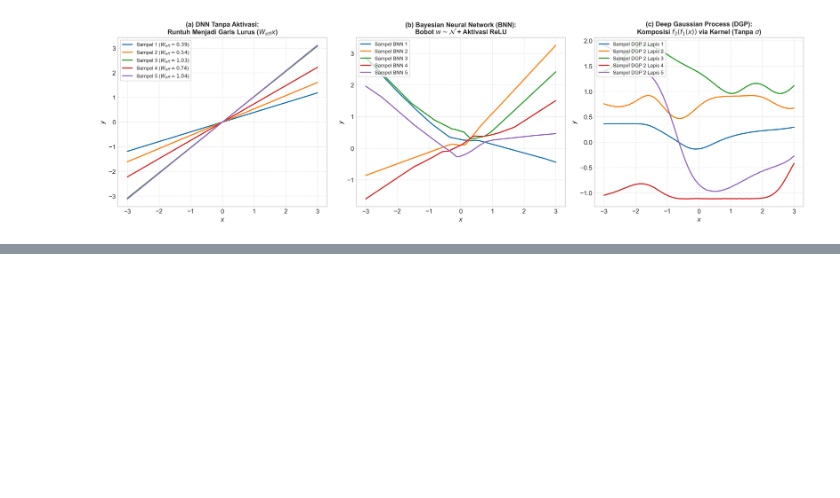
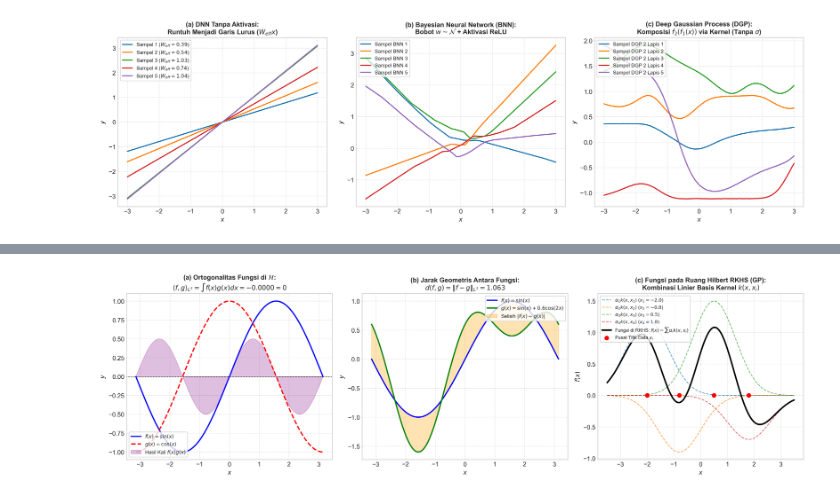
Before and after one commit to GradianW/Image-Segmentation-with-Deep-Gaussian-Process, a Jupyter notebook: 04_dokumen_ta/Dokumen bimbingan/Bimbingan 06/coret.ipynb, the cells around one changed output, grey strips where cells are left out. Cells and saved outputs as stored; diff of their text form; code cells hidden in the pictures; blank space fills up the shorter version.

Commit message:
Add Hilbert Space explanation and geometric simulation to coret.ipynb

```diff
--- a/04_dokumen_ta/Dokumen bimbingan/Bimbingan 06/coret.ipynb
+++ b/04_dokumen_ta/Dokumen bimbingan/Bimbingan 06/coret.ipynb
@@ -858,0 +994,80 @@ plt.show()
+# %%
+import numpy as np
+import matplotlib.pyplot as plt
+
+plt.style.use('seaborn-v0_8-whitegrid' if 'seaborn-v0_8-whitegrid' in plt.style.available else 'default')
+fig, axes = plt.subplots(1, 3, figsize=(16, 4.8), dpi=300)
+
+x = np.linspace(-np.pi, np.pi, 400)
+
+# =========================================================================
+# Panel 1: Konsep Ortogonalitas Fungsi di Ruang Hilbert L2[-pi, pi]
+# =========================================================================
+ax1 = axes[0]
+f1 = np.sin(x)
+f2 = np.cos(x)
+
+# Hitung inner product via integrasi numerik: <f, g> = int_{-pi}^{pi} f(x)g(x) dx
+inner_prod = np.trapezoid(f1 * f2, x)
+
+ax1.plot(x, f1, 'b-', lw=2, label=r'$f(x) = \sin(x)$')
+ax1.plot(x, f2, 'r--', lw=2, label=r'$g(x) = \cos(x)$')
+ax1.fill_between(x, f1 * f2, color='purple', alpha=0.25, label=r'Hasil Kali $f(x)g(x)$')
+ax1.axhline(0, color='black', lw=0.8, linestyle=':')
+
+ax1.set_title(f'(a) Ortogonalitas Fungsi di $\\mathcal{{H}}$:\n$\\langle f, g \\rangle_{{L^2}} = \\int f(x)g(x)dx = {inner_prod:.4f} \\approx 0$', fontweight='bold', fontsize=10.5)
+ax1.set_xlabel('$x$'); ax1.set_ylabel('$y$')
+ax1.grid(True, linestyle='--', alpha=0.5)
+ax1.legend(loc='lower left', fontsize=8, frameon=True)
+
+# =========================================================================
+# Panel 2: Konsep Jarak Antara Dua Fungsi: d(f, g) = ||f - g||_L2
+# =========================================================================
+ax2 = axes[1]
+g1 = np.sin(x)
+g2 = np.sin(x) + 0.6 * np.cos(2 * x)
+
+# Jarak Hilbert: sqrt( int (g1 - g2)^2 dx )
+selisih_kuadrat = (g1 - g2) ** 2
+dist_hilbert = np.sqrt(np.trapezoid(selisih_kuadrat, x))
+
+ax2.plot(x, g1, 'b-', lw=2, label=r'$f(x) = \sin(x)$')
+ax2.plot(x, g2, 'g-', lw=2, label=r'$g(x) = \sin(x) + 0.6\cos(2x)$')
+ax2.fill_between(x, g1, g2, color='orange', alpha=0.3, label=r'Selisih $|f(x) - g(x)|$')
+
+ax2.set_title(f'(b) Jarak Geometris Antara Fungsi:\n$d(f, g) = \\|f - g\\|_{{L^2}} = {dist_hilbert:.3f}$', fontweight='bold', fontsize=10.5)
+ax2.set_xlabel('$x$'); ax2.set_ylabel('$y$')
+ax2.grid(True, linestyle='--', alpha=0.5)
+ax2.legend(loc='upper right', fontsize=8, frameon=True)
+
+# =========================================================================
+# Panel 3: Representasi Fungsi di RKHS via Basis Kernel RBF
+# =========================================================================
+ax3 = axes[2]
+centers = np.array([-2.0, -0.8, 0.5, 1.8])
+weights = np.array([1.2, -0.9, 1.5, -0.7])
+lengthscale = 0.8
+
+x_dense = np.linspace(-3.5, 3.5, 300)
+f_rkhs = np.zeros_like(x_dense)
+
+for i, (c, w) in enumerate(zip(centers, weights)):
+    # Basis kernel RBF
+    k_i = np.exp(-0.5 * ((x_dense - c) / lengthscale) ** 2)
+    component = w * k_i
+    f_rkhs += component
+    ax3.plot(x_dense, component, linestyle='--', lw=1.2, alpha=0.7, label=f'$\\alpha_{{{i+1}}} k(x, x_{{{i+1}}})$ ($x_{{{i+1}}}={c}$)')
+
+# Fungsi total di RKHS
+ax3.plot(x_dense, f_rkhs, 'k-', lw=2.4, label=r'Fungsi di RKHS: $f(x) = \sum \alpha_i k(x, x_i)$')
+ax3.scatter(centers, np.zeros_like(centers), color='red', s=40, zorder=5, label='Pusat Titik Data $x_i$')
+
+ax3.set_title('(c) Fungsi pada Ruang Hilbert RKHS (GP):\nKombinasi Linier Basis Kernel $k(x, x_i)$', fontweight='bold', fontsize=10.5)
+ax3.set_xlabel('$x$'); ax3.set_ylabel('$f(x)$')
+ax3.grid(True, linestyle='--', alpha=0.5)
+ax3.legend(loc='upper left', fontsize=7.5, frameon=True)
+
+plt.tight_layout()
+plt.show()
+# %% [output]
+[figure, added]
```
Also changed, not shown: parts of 1 cell of this notebook.
